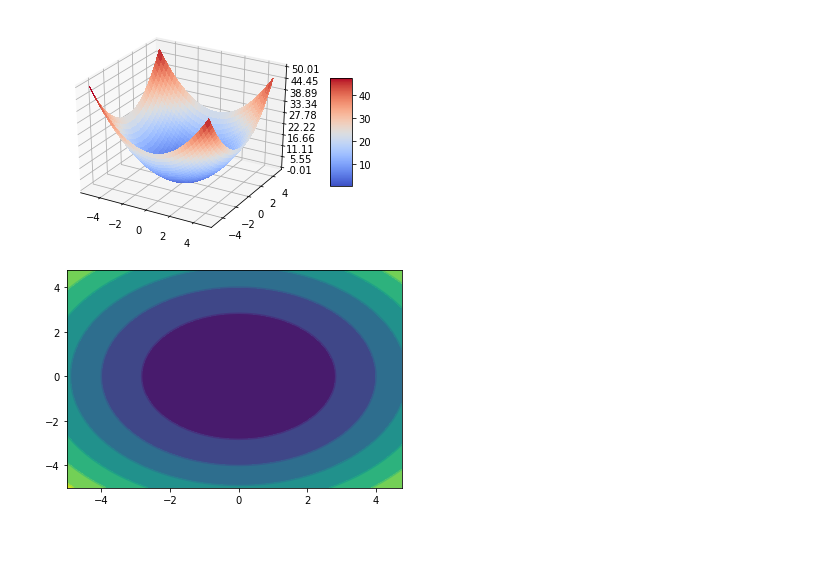
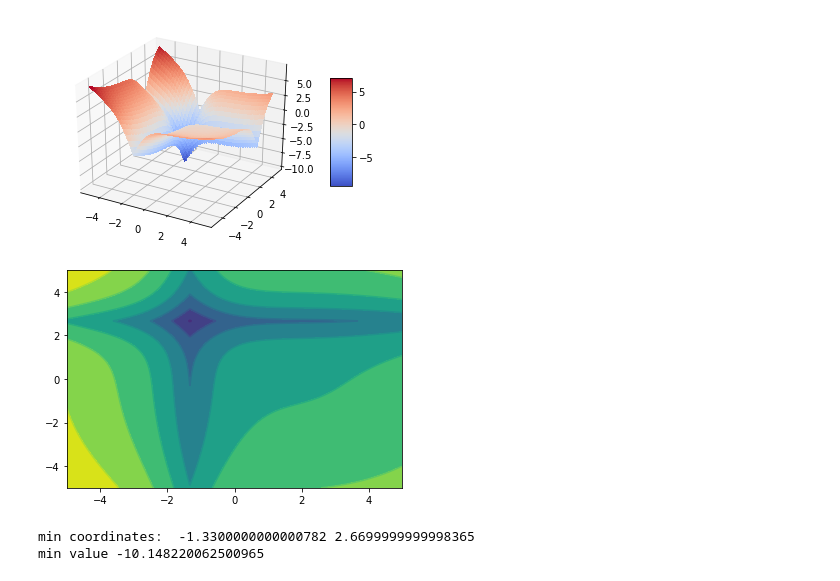
Before and after one commit to lichkkkk/Stanford_cs224n, a Jupyter notebook: algo_impl/gradient_descent/gradient_descent.ipynb, the cells around one changed output. Cells and saved outputs as stored; diff of their text form; code cells hidden in the pictures; blank space fills up the shorter version.

Commit message:
finish gradient descent impl

```diff
--- a/algo_impl/gradient_descent/gradient_descent.ipynb
+++ b/algo_impl/gradient_descent/gradient_descent.ipynb
@@ -9,17 +15,24 @@ from matplotlib.ticker import LinearLocator, FormatStrFormatter
 # %%
 # Assume input shape is (N, 2)
 class Env:
-    def __init__(self):
-        self.func = lambda x : (x.T[0]**2 + x.T[1]**2).T
+    kDelta = 0.0001
 
     def getValue(self, x):
-        return self.func(x)
+        # just a random function. check the figure below for its shape
+        return (0.1 * (x.T[0]**2 + (-x.T[1]+2)**2) \
+                - 12*(1+np.exp(abs(1.5*x.T[0]-4)))**-1 \
+                - 12*(1+np.exp(abs(-1.5*x.T[1]-2)))**-1).T
+
+    def getGradientX0(self, x):
+        return (self.getValue(x + [self.kDelta, 0]) - self.getValue(x - [self.kDelta, 0])) / (self.kDelta * 2)
+
+    def getGradientX1(self, x):
+        return (self.getValue(x + [0, self.kDelta]) - self.getValue(x - [0, self.kDelta])) / (self.kDelta * 2)
 
     def getGradient(self, x):
-        delta = 0.0001
         gradient = np.zeros(x.shape)
-        gradient[:,0] = (self.getValue(x + [delta, 0]) - self.getValue(x - [delta, 0])) / (delta * 2)
-        gradient[:,1] = (self.getValue(x + [0, delta]) - self.getValue(x - [0, delta])) / (delta * 2)
+        gradient[:,0] = self.getGradientX0(x)
+        gradient[:,1] = self.getGradientX1(x)
         return gradient
 # %%
 def plotCurve(X, Y, Z):
@@ -30,28 +43,34 @@ def plotCurve(X, Y, Z):
     surf = ax.plot_surface(X, Y, Z, cmap=cm.coolwarm,
                            linewidth=0, antialiased=False)
 
-    # Customize the z axis.
-    ax.set_zlim(-0.01, 50.01)
-    ax.zaxis.set_major_locator(LinearLocator(10))
-    ax.zaxis.set_major_formatter(FormatStrFormatter('%.02f'))
-
     # Add a color bar which maps values to colors.
     fig.colorbar(surf, shrink=0.5, aspect=5)
     plt.show()
 
-def plotLine(X, Y, Z):
+def plotLine(X, Y, Z, traces=[]):
     plt.contourf(X,Y,Z)
     plt.contour(X,Y,Z)
+    if len(traces) > 0:
+        for label, trace in traces:
+            plt.plot(trace[:,1], trace[:,0], label=label)
+        plt.legend()
     plt.show()
 # %%
 env = Env()
-X = np.arange(-5, 5, 0.25)
-Y = np.arange(-5, 5, 0.25)
+X = np.arange(-5, 5, 0.01)
+Y = np.arange(-5, 5, 0.01)
 X, Y = np.meshgrid(X, Y)
 Z = env.getValue(np.array([X, Y]).T)
 
 plotCurve(X, Y, Z)
 plotLine(X, Y, Z)
 # %% [output]
-[figure, old version]
+[figure, new version]
-[figure, old version]
+[figure, new version]
+# %%
+min_crd = np.unravel_index(np.argmin(Z, axis=None), Z.shape)
+print('min coordinates: ', Y[min_crd[1]][0], X[0][min_crd[0]])
+print('min value', Z[min_crd])
+# %% [output]
+min coordinates:  -1.3300000000000782 2.6699999999998365
+min value -10.148220062500965
```
Also changed, not shown: parts of 9 cells of this notebook, 1 other file.
